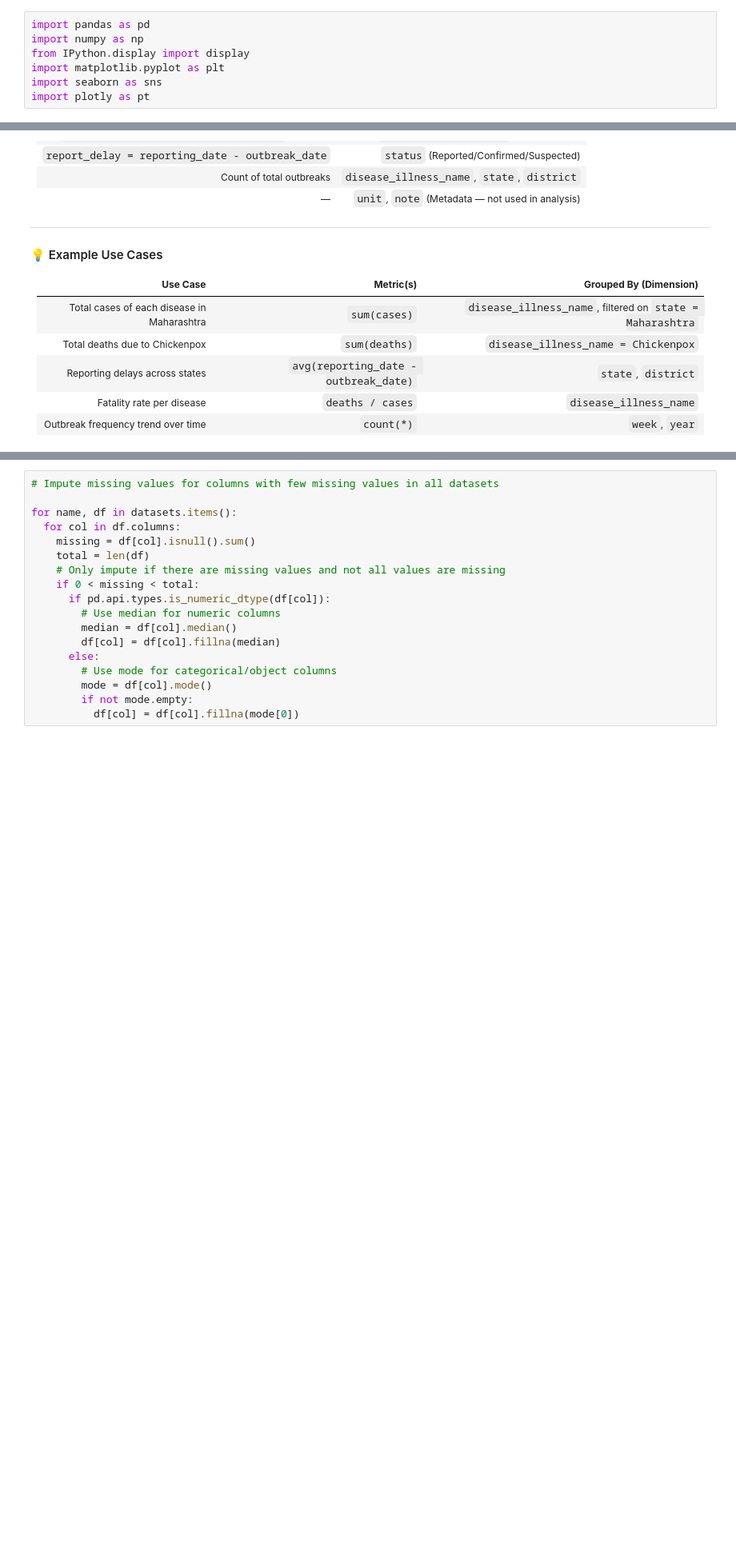
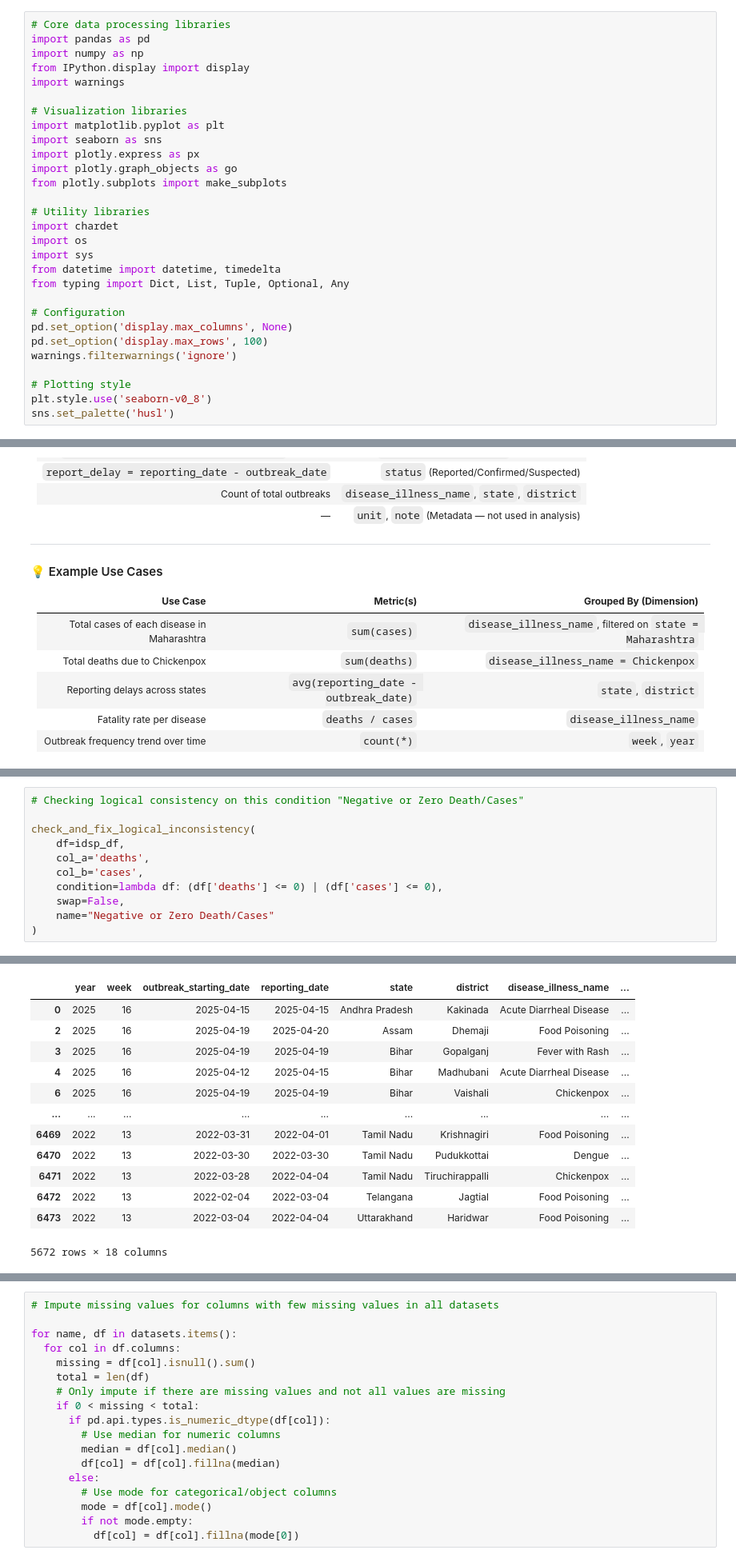
Before and after one commit to sadiqhasanrupani/airpure-innovations-market-analysis, a Jupyter notebook: notebooks/01_data_cleaning.ipynb, the cells around one changed output, grey strips where cells are left out. Shown: that part at 80% size. Saved outputs shown, nothing was run; the diff lists cells and outputs as text; blank space fills up the shorter version.

```diff
--- a/notebooks/01_data_cleaning.ipynb
+++ b/notebooks/01_data_cleaning.ipynb
@@ -3,10 +24,32 @@
 # %%
+# Core data processing libraries
 import pandas as pd
 import numpy as np
 from IPython.display import display
+import warnings
+
+# Visualization libraries
 import matplotlib.pyplot as plt
 import seaborn as sns
-import plotly as pt
+import plotly.express as px
+import plotly.graph_objects as go
+from plotly.subplots import make_subplots
+
+# Utility libraries
+import chardet
+import os
+import sys
+from datetime import datetime, timedelta
+from typing import Dict, List, Tuple, Optional, Any
+
+# Configuration
+pd.set_option('display.max_columns', None)
+pd.set_option('display.max_rows', 100)
+warnings.filterwarnings('ignore')
+
+# Plotting style
+plt.style.use('seaborn-v0_8')
+sns.set_palette('husl')
 # %%
 # Detect and read with correct encoding
 files = {
@@ -266,0 +681,12 @@ In **Week 16 of 2025**, an **outbreak of Acute Diarrheal Disease** started and w
+# %%
+# Checking logical consistency on this condition "Negative or Zero Death/Cases"
+
+check_and_fix_logical_inconsistency(
+    df=idsp_df,
+    col_a='deaths',
+    col_b='cases',
+    condition=lambda df: (df['deaths'] <= 0) | (df['cases'] <= 0),
+    swap=False,
+    name="Negative or Zero Death/Cases"
+)
+# %% [output]
@@ -266,0 +704,13 @@ In **Week 16 of 2025**, an **outbreak of Acute Diarrheal Disease** started and w
+|  | year | week | outbreak_starting_date | reporting_date | state | district | disease_illness_name | ... |
+| 0 | 2025 | 16 | 2025-04-15 | 2025-04-15 | Andhra Pradesh | Kakinada | Acute Diarrheal Disease | ... |
+| 2 | 2025 | 16 | 2025-04-19 | 2025-04-20 | Assam | Dhemaji | Food Poisoning | ... |
+| 3 | 2025 | 16 | 2025-04-19 | 2025-04-19 | Bihar | Gopalganj | Fever with Rash | ... |
+| 4 | 2025 | 16 | 2025-04-12 | 2025-04-15 | Bihar | Madhubani | Acute Diarrheal Disease | ... |
+| 6 | 2025 | 16 | 2025-04-19 | 2025-04-19 | Bihar | Vaishali | Chickenpox | ... |
+| ... | ... | ... | ... | ... | ... | ... | ... | ... |
+| 6469 | 2022 | 13 | 2022-03-31 | 2022-04-01 | Tamil Nadu | Krishnagiri | Food Poisoning | ... |
+| 6470 | 2022 | 13 | 2022-03-30 | 2022-03-30 | Tamil Nadu | Pudukkottai | Dengue | ... |
+| 6471 | 2022 | 13 | 2022-03-28 | 2022-04-04 | Tamil Nadu | Tiruchirappalli | Chickenpox | ... |
+| 6472 | 2022 | 13 | 2022-02-04 | 2022-03-04 | Telangana | Jagtial | Food Poisoning | ... |
+| 6473 | 2022 | 13 | 2022-03-04 | 2022-04-04 | Uttarakhand | Haridwar | Food Poisoning | ... |
+5672 rows × 18 columns
```
Also changed, not shown: parts of 41 cells of this notebook, 16 other files.
